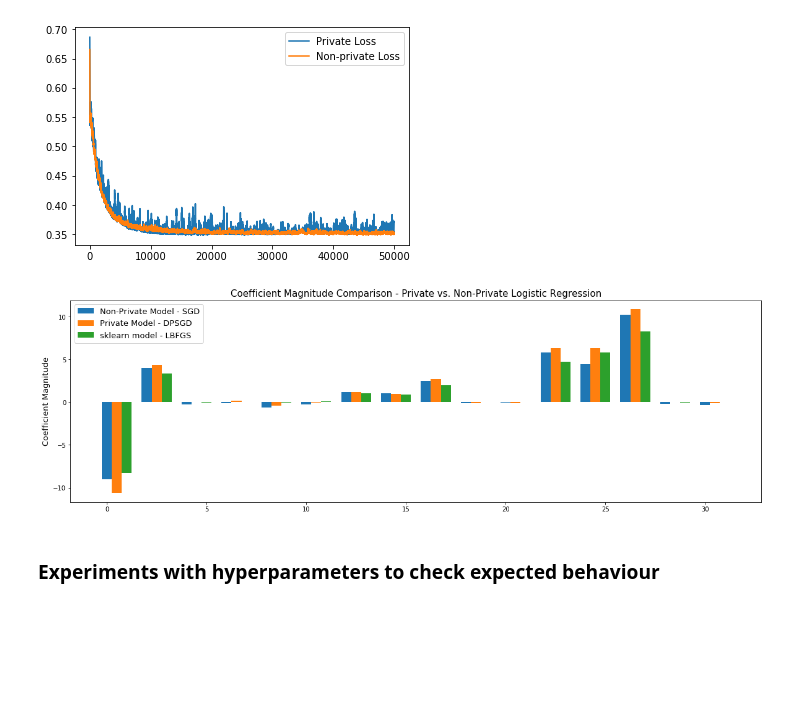
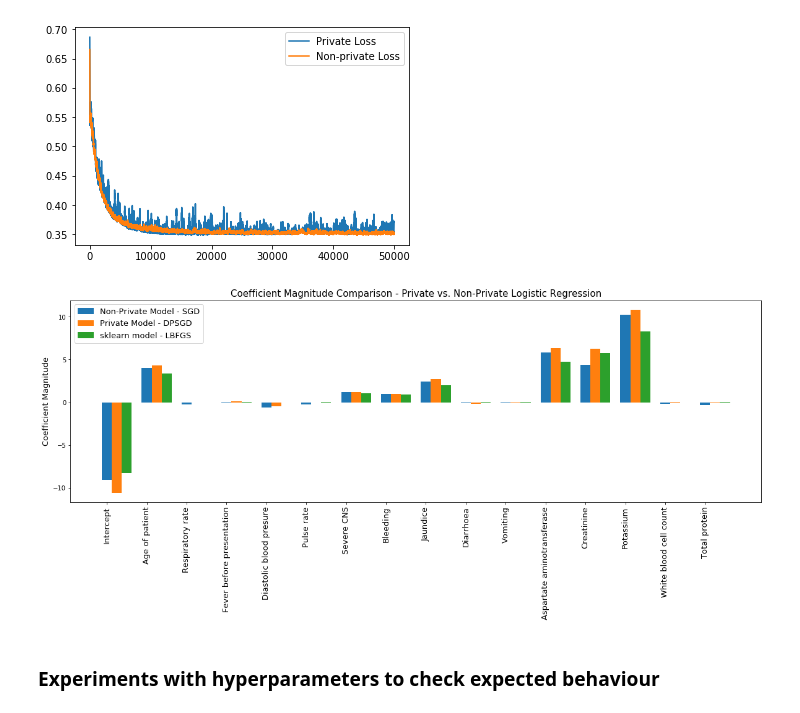
Before and after one commit to lipikaramaswamy/DifferentialPrivacyExperiments, a Jupyter notebook: momentsaccountant/logistic_regression-syn_data.ipynb, the cells around one changed output. Saved outputs shown, nothing was run; the diff lists cells and outputs as text; code cells hidden in the pictures; blank space fills up the shorter version.

Commit message:
added column namnes

```diff
--- a/momentsaccountant/logistic_regression-syn_data.ipynb
+++ b/momentsaccountant/logistic_regression-syn_data.ipynb
@@ -16,6 +16,9 @@ import pickle
     - Small dataset but with good predictors
 # %%
 data = pd.read_csv('../data/synthetic_data.csv', index_col=0)
+# %%
+col_names = pd.read_csv('../data/codebook.csv', index_col=0)
+column_names = (col_names.T)[1].values
 # %%
 X = data[['x.1', 'x.2', 'x.3', 'x.4', 'x.5', 'z.1',
        'z.2', 'z.3', 'z.4', 'z.5', 't.1', 't.2', 't.3', 't.4', 't.5']]
@@ -98,15 +101,15 @@ plt.show()
 # %%
 plt.figure(figsize = (20,6))
 plt.bar(np.arange(0 , len(model.theta)) * 2, np_model.theta, width = 0.5, label = 'Non-Private Model - SGD')
 plt.bar(np.arange(0 , len(model.theta)) * 2 + 0.5 , model.theta, width=0.5, label = 'Private Model - DPSGD')
 plt.bar(np.arange(0 , len(model.theta)) * 2 + 1 , list(lr.intercept_) + list((lr.coef_)[0]), width = 0.5, label = 'sklearn model - LBFGS')
 plt.legend(fontsize = 13)
-# plt.xticks(np.arange(0 , len(model.theta)) * 2, ['Intercept'] + list(data.feature_names), rotation = 90, fontsize = 13)
+plt.xticks(np.arange(0 , len(model.theta)) * 2, ['Intercept'] + list(column_names), rotation = 90, fontsize = 13)
 plt.ylabel('Coefficient Magnitude', fontsize = 13)
 plt.title('Coefficient Magnitude Comparison - Private vs. Non-Private Logistic Regression', fontsize = 15)
 plt.show()
 # %% [output]
-[figure, old version]
+[figure, new version]
 # %% [markdown]
 ### Experiments with hyperparameters to check expected behaviour
 # %% [markdown]
```
Also changed, not shown: parts of 1 cell of this notebook.
